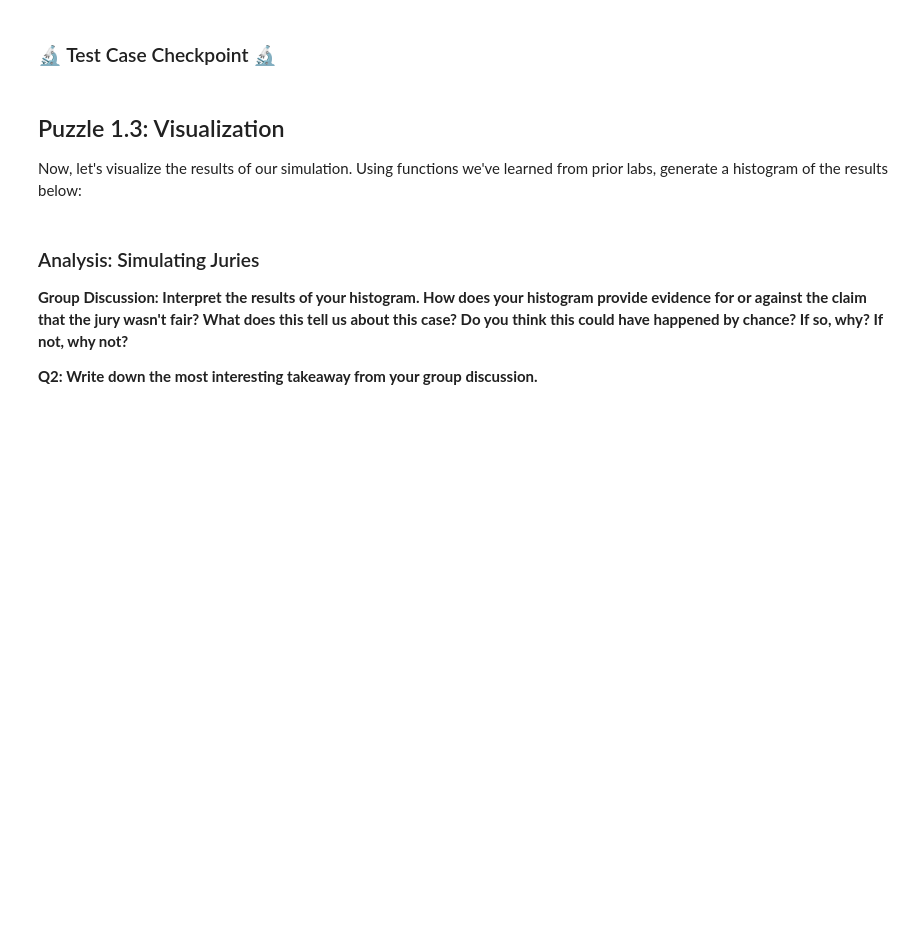
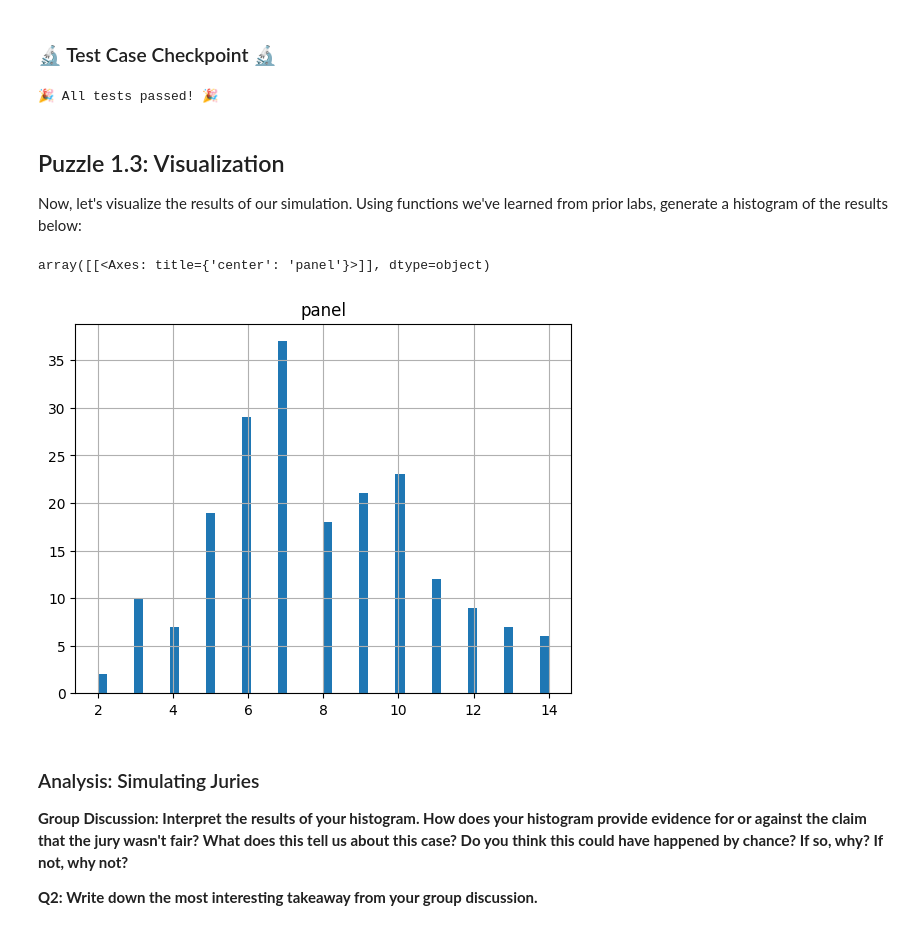
Before and after one commit to ryguy2k4/stat107, a Jupyter notebook: lab_justice/lab_justice.ipynb, the cells around one changed output. Drawn from its saved outputs; the diff is of its cells as text; code cells hidden in the pictures; blank space fills up the shorter version.

```diff
--- a/lab_justice/lab_justice.ipynb
+++ b/lab_justice/lab_justice.ipynb
@@ -64,5 +66,12 @@ First, using the cell below, import any necessary Python libraries. To write thi
 # %% [markdown]
 Then, in the following cell, define our simulation function. Remember, the function should **randomly sample 100 people from a population that is 8% Black**. The function should `return` the **number of Black people in the simulated jury**.
-# %%
-def simulateJuryPanel():
-  ...
+# %%
+def simulateJuryPanel():
+  number = 0
+  for i in range(100):
+      n = random.randint(1,100)
+      if n <= 8:
+          number += 1
+  return number
+
+simulateJuryPanel()
@@ -94,0 +106,6 @@ The variable or column in the DataFrame should be named `panel`.
+# %%
+data = []
+for i in range(200):
+    data.append({"panel": simulateJuryPanel()})
+df = pd.DataFrame(data)
+df
@@ -107,6 +138,8 @@ assert(len(df) == 200), "Your DataFrame is the wrong length. Perhaps you did not
 # You'll only see this message (With the emoji showing) if you passed all test cases:
 tada = "\N{PARTY POPPER}"
 print(f"{tada} All tests passed! {tada}")
+# %% [output]
+🎉 All tests passed! 🎉
 # %% [markdown]
 ## Puzzle 1.3: Visualization
 
@@ -116,3 +147,8 @@ Now, let's visualize the results of our simulation. Using functions we've learne
+# %%
+df.hist(bins=50)
+# %% [output]
+array([[<Axes: title={'center': 'panel'}>]], dtype=object)
+[figure, added]
 # %% [markdown]
 ### Analysis: Simulating Juries
 
```
Also changed, not shown: parts of 47 cells of this notebook.
